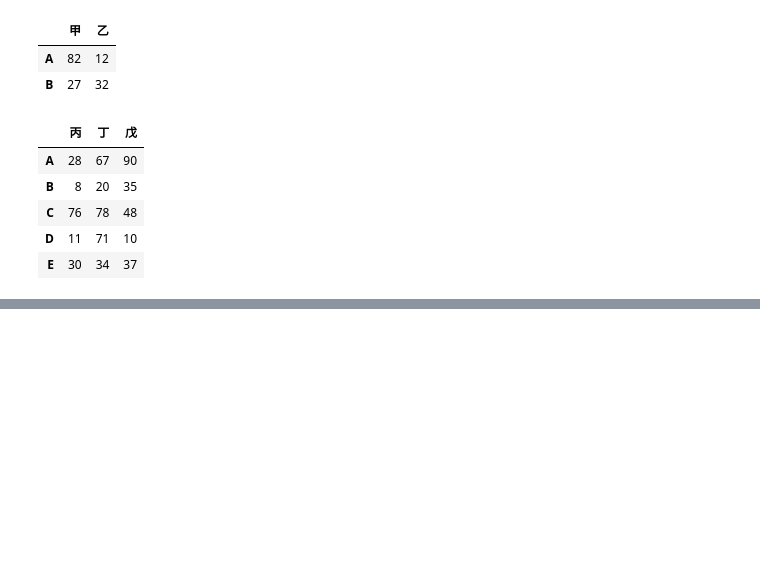
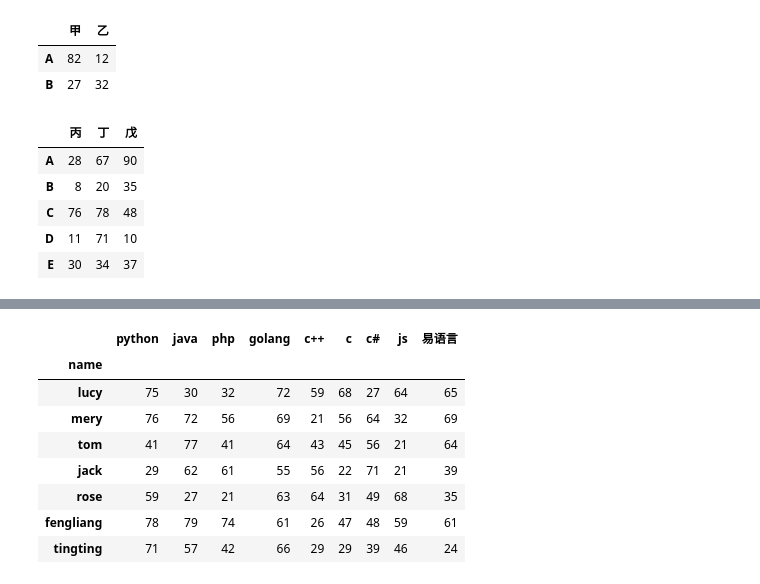
Before and after one commit to esir-indv/Pandas-Matplotlib, a Jupyter notebook: DataFrame运算.ipynb, the cells around one changed output, grey strips where cells are left out. Cells and saved outputs as stored; diff of their text form; code cells hidden in the pictures; blank space fills up the shorter version.

```diff
--- a/DataFrame运算.ipynb
+++ b/DataFrame运算.ipynb
@@ -121,0 +187,3 @@ df
+# %%
+# 给jack的java成绩加10分
+df.loc['jack','java']+=10
@@ -121,0 +212,14 @@ df
+# %%
+df3 = df
+df3.index.name='name'
+df3
+# %% [output]
+|  | python | java | php | golang | c++ | c | c# | js | 易语言 |
+| name |  |  |  |  |  |  |  |  |  |
+| lucy | 75 | 30 | 32 | 72 | 59 | 68 | 27 | 64 | 65 |
+| mery | 76 | 72 | 56 | 69 | 21 | 56 | 64 | 32 | 69 |
+| tom | 41 | 77 | 41 | 64 | 43 | 45 | 56 | 21 | 64 |
+| jack | 29 | 62 | 61 | 55 | 56 | 22 | 71 | 21 | 39 |
+| rose | 59 | 27 | 21 | 63 | 64 | 31 | 49 | 68 | 35 |
+| fengliang | 78 | 79 | 74 | 61 | 26 | 47 | 48 | 59 | 61 |
+| tingting | 71 | 57 | 42 | 66 | 29 | 29 | 39 | 46 | 24 |
```
Also changed, not shown: parts of 19 cells of this notebook.
